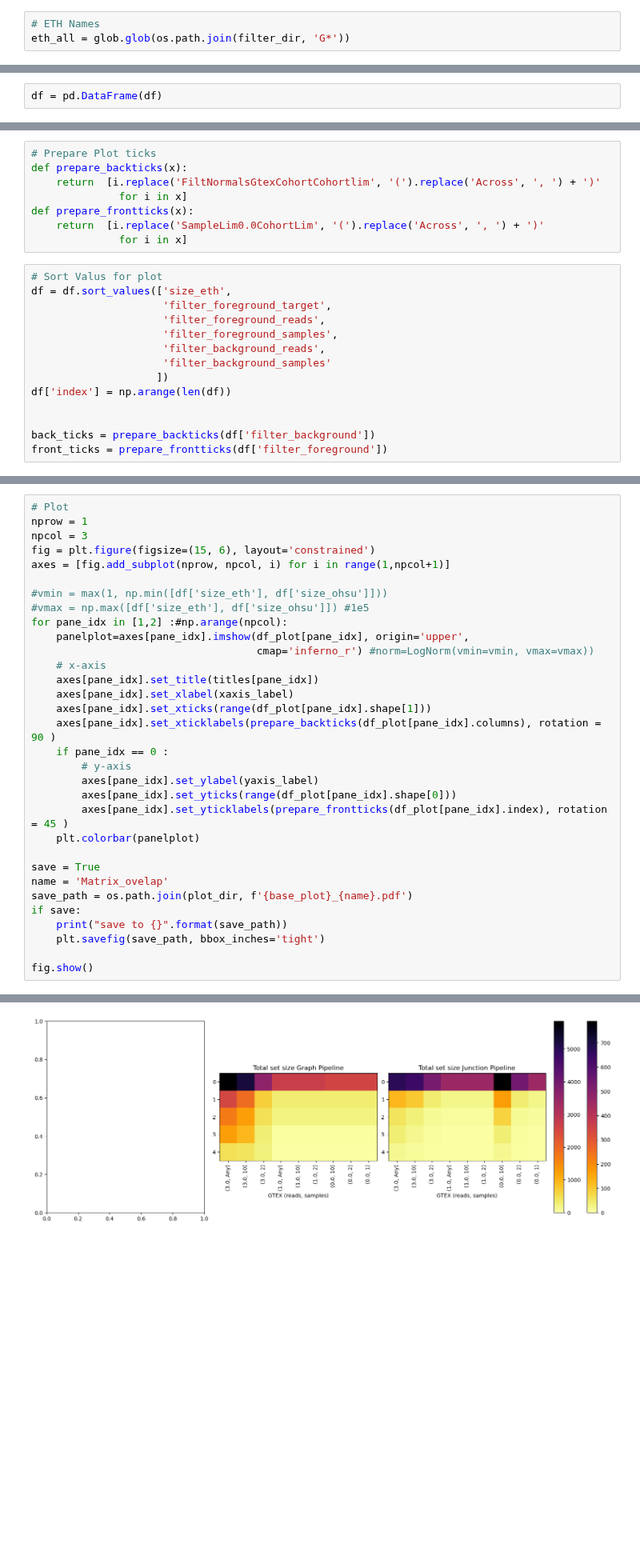
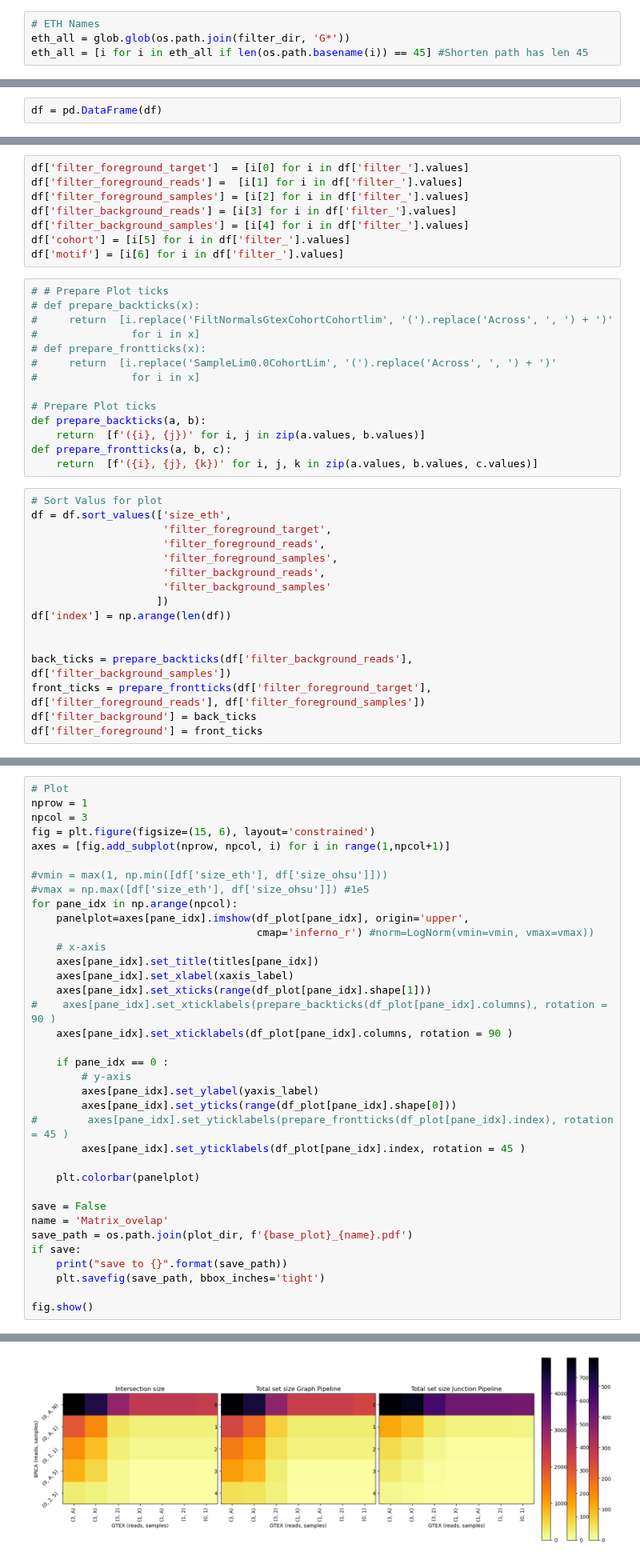
Before and after one commit to ratschlab/projects2020_ohsu, a Jupyter notebook: eth/plotting/OHSU_collab_Rerun_allRF/p20230315_shareness_matrix.ipynb, the cells around one changed output, grey strips where cells are left out. Shown at 80% size. Saved outputs shown, nothing was run; the diff lists cells and outputs as text; blank space fills up the shorter version.

Commit message:
update plotting matrices

```diff
--- a/eth/plotting/OHSU_collab_Rerun_allRF/p20230315_shareness_matrix.ipynb
+++ b/eth/plotting/OHSU_collab_Rerun_allRF/p20230315_shareness_matrix.ipynb
@@ -45,3 +46,4 @@ tar_file_OHSU = '/cluster/work/grlab/projects/projects2020_OHSU/share_OHUS_PNLL/
 # %%
 # ETH Names
 eth_all = glob.glob(os.path.join(filter_dir, 'G*'))
+eth_all = [i for i in eth_all if len(os.path.basename(i)) == 45] #Shorten path has len 45
@@ -247,11 +216,25 @@ df['filter_foreground_reads'] = [float(i.replace('Any', '0.0')) for i in df['fil
+# %%
+df['filter_foreground_target']  = [i[0] for i in df['filter_'].values]
+df['filter_foreground_reads'] =  [i[1] for i in df['filter_'].values]
+df['filter_foreground_samples'] = [i[2] for i in df['filter_'].values]
+df['filter_background_reads'] = [i[3] for i in df['filter_'].values]
+df['filter_background_samples'] = [i[4] for i in df['filter_'].values]
+df['cohort'] = [i[5] for i in df['filter_'].values]
+df['motif'] = [i[6] for i in df['filter_'].values]
 # %%
+# # Prepare Plot ticks
+# def prepare_backticks(x):
+#     return  [i.replace('FiltNormalsGtexCohortCohortlim', '(').replace('Across', ', ') + ')'
+#               for i in x]
+# def prepare_frontticks(x):
+#     return  [i.replace('SampleLim0.0CohortLim', '(').replace('Across', ', ') + ')'
+#               for i in x]
+
 # Prepare Plot ticks
-def prepare_backticks(x):
-    return  [i.replace('FiltNormalsGtexCohortCohortlim', '(').replace('Across', ', ') + ')'
-              for i in x]
-def prepare_frontticks(x):
-    return  [i.replace('SampleLim0.0CohortLim', '(').replace('Across', ', ') + ')'
-              for i in x]
+def prepare_backticks(a, b):
+    return  [f'({i}, {j})' for i, j in zip(a.values, b.values)]
+def prepare_frontticks(a, b, c):
+    return  [f'({i}, {j}, {k})' for i, j, k in zip(a.values, b.values, c.values)]
 # %%
 # Sort Valus for plot
 df = df.sort_values(['size_eth',
@@ -264,8 +247,10 @@ df = df.sort_values(['size_eth',
 df['index'] = np.arange(len(df))
 
 
-back_ticks = prepare_backticks(df['filter_background'])
-front_ticks = prepare_frontticks(df['filter_foreground'])
+back_ticks = prepare_backticks(df['filter_background_reads'], df['filter_background_samples'])
+front_ticks = prepare_frontticks(df['filter_foreground_target'], df['filter_foreground_reads'], df['filter_foreground_samples'])
+df['filter_background'] = back_ticks
+df['filter_foreground'] = front_ticks
 # %%
 # Plot Helper
 def plot_text(Y, T, position='top', color='black'):
@@ -416,22 +396,26 @@ axes = [fig.add_subplot(nprow, npcol, i) for i in range(1,npcol+1)]
 
 #vmin = max(1, np.min([df['size_eth'], df['size_ohsu']]))
 #vmax = np.max([df['size_eth'], df['size_ohsu']]) #1e5
-for pane_idx in [1,2] :#np.arange(npcol):
+for pane_idx in np.arange(npcol):
     panelplot=axes[pane_idx].imshow(df_plot[pane_idx], origin='upper',
                                     cmap='inferno_r') #norm=LogNorm(vmin=vmin, vmax=vmax))
     # x-axis
     axes[pane_idx].set_title(titles[pane_idx])
     axes[pane_idx].set_xlabel(xaxis_label)
     axes[pane_idx].set_xticks(range(df_plot[pane_idx].shape[1]))
-    axes[pane_idx].set_xticklabels(prepare_backticks(df_plot[pane_idx].columns), rotation = 90 )
+#    axes[pane_idx].set_xticklabels(prepare_backticks(df_plot[pane_idx].columns), rotation = 90 )
+    axes[pane_idx].set_xticklabels(df_plot[pane_idx].columns, rotation = 90 )
+
     if pane_idx == 0 :
         # y-axis
         axes[pane_idx].set_ylabel(yaxis_label)
         axes[pane_idx].set_yticks(range(df_plot[pane_idx].shape[0]))
-        axes[pane_idx].set_yticklabels(prepare_frontticks(df_plot[pane_idx].index), rotation = 45 )
+#        axes[pane_idx].set_yticklabels(prepare_frontticks(df_plot[pane_idx].index), rotation = 45 )
+        axes[pane_idx].set_yticklabels(df_plot[pane_idx].index, rotation = 45 )
+
     plt.colorbar(panelplot)
 
-save = True
+save = False
 name = 'Matrix_ovelap'
 save_path = os.path.join(plot_dir, f'{base_plot}_{name}.pdf')
 if save:
@@ -444,4 +427,4 @@ save to /cluster/work/grlab/projects/projects2020_OHSU/peptides_generation/CANCE
-[figure, old version]
+[figure, new version]
 # %%
 # Plot
 nprow = 1
```
Also changed, not shown: parts of 15 cells of this notebook.
